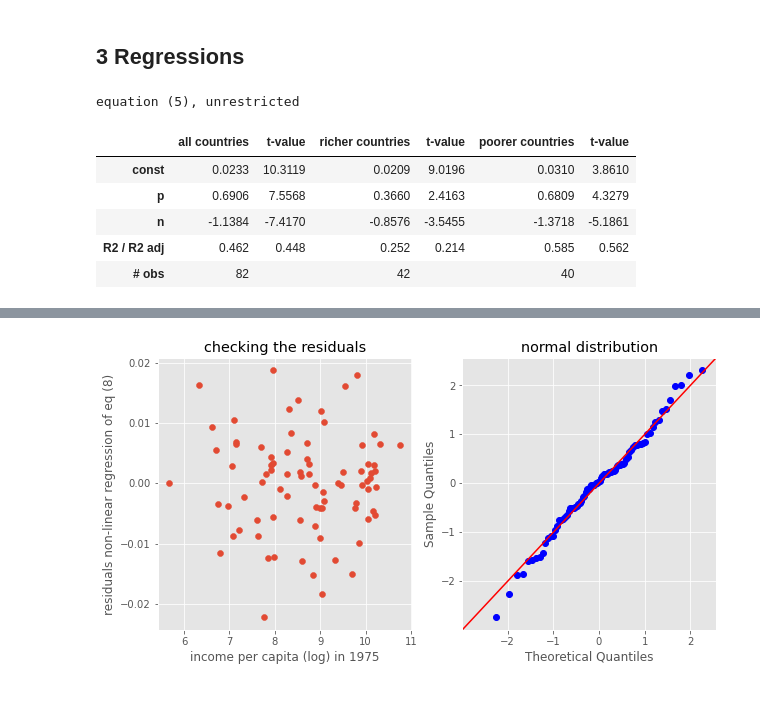
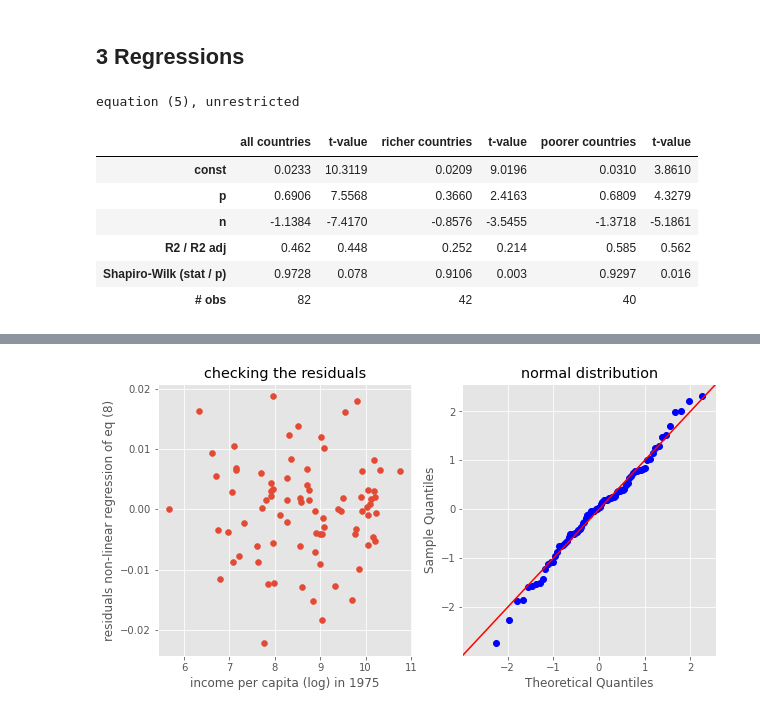
Before and after one commit to ylengwiler/ClimateVersusConvergence, a Jupyter notebook: ClimateVersusConvergence.ipynb, the cells around one changed output, grey strips where cells are left out. Drawn from its saved outputs; the diff is of its cells as text; code cells hidden in the pictures.

```diff
--- a/ClimateVersusConvergence.ipynb
+++ b/ClimateVersusConvergence.ipynb
@@ -73,6 +74,7 @@ csl = csl.filter(items=['edu'])
 # %% [markdown]
 ### 2.3 Potsdam Institute for Climate Impact Research
 # %%
+# UNTIL November 2021
 url = ''.join((
     'https://www.climatewatchdata.org/api/v1/data/historical_emissions',
     '?start_year=', str(year0),
@@ -82,6 +84,17 @@ url = ''.join((
     '&sector_ids[]=1313',
     '&per_page=1000&page=1'
 ))
+
+# SINCE December 2021
+url = ''.join((
+    'https://www.climatewatchdata.org/api/v1/data/historical_emissions',
+    '?start_year=', str(year0),
+    '&end_year=', str(year1),
+    '&gas_ids[]=358',
+    '&sector_ids[]=1448',
+    '&per_page=1000&page=1'
+))
+
 response = requests.get(url)
 with response as url:
     pik_json = json.loads(url.content)
@@ -166,32 +179,36 @@ Name: country, dtype: object
 ## 3 Regressions
 # %%
 headers = ['all countries', 't-value', 'richer countries', 't-value', 'poorer countries', 't-value']
-rows    = ['const', 'p', 'n', 'R2 / R2 adj', '# obs']
-results = [[''] * nsmpl*2 for _ in range(5)]
+rows    = ['const', 'p', 'n', 'R2 / R2 adj', 'Shapiro-Wilk (stat / p)', '# obs']
+results = [[''] * nsmpl*2 for _ in range(6)]
 
 for s in range(nsmpl):
     thisdat = dat.iloc[smpl[s]]
     endo = thisdat.gy
     exo  = thisdat[['p','n']]
     exo  = sm.add_constant(exo)
     nexo = exo.shape[1]
     est  = sm.OLS(endo, exo).fit()
+    shapiro_stat,shapiro_p = shapiro(est.resid)
     for c in range(nexo):
         results[c][2*s]   = "{:.4f}".format(est.params[c])
         results[c][2*s+1] = "{:.4f}".format(est.tvalues[c])
-    results[nexo][2*s]   = "{:.3f}".format(est.rsquared)
-    results[nexo][2*s+1] = "{:.3f}".format(est.rsquared_adj)
-    results[nexo+1][2*s] = str(int(est.nobs))
+    results[nexo][2*s]    = "{:.3f}".format(est.rsquared)
+    results[nexo][2*s+1]  = "{:.3f}".format(est.rsquared_adj)
+    results[nexo+1][2*s]   = "{:.4f}".format(shapiro_stat)
+    results[nexo+1][2*s+1] = "{:.3f}".format(shapiro_p)
+    results[nexo+2][2*s] = str(int(est.nobs))
 
 print('equation (5), unrestricted')
 pd.DataFrame(results,rows,headers)
 # %% [output]
 equation (5), unrestricted
 |  | all countries | t-value | richer countries | t-value | poorer countries | t-value |
 | const | 0.0233 | 10.3119 | 0.0209 | 9.0196 | 0.0310 | 3.8610 |
 | p | 0.6906 | 7.5568 | 0.3660 | 2.4163 | 0.6809 | 4.3279 |
 | n | -1.1384 | -7.4170 | -0.8576 | -3.5455 | -1.3718 | -5.1861 |
 | R2 / R2 adj | 0.462 | 0.448 | 0.252 | 0.214 | 0.585 | 0.562 |
+| Shapiro-Wilk (stat / p) | 0.9728 | 0.078 | 0.9106 | 0.003 | 0.9297 | 0.016 |
 | # obs | 82 |  | 42 |  | 40 |  |
 # %%
 headers = ['all countries', 't-value', 'richer countries', 't-value', 'poorer countries', 't-value']
```
Also changed, not shown: parts of 6 cells of this notebook, 1 other file.
